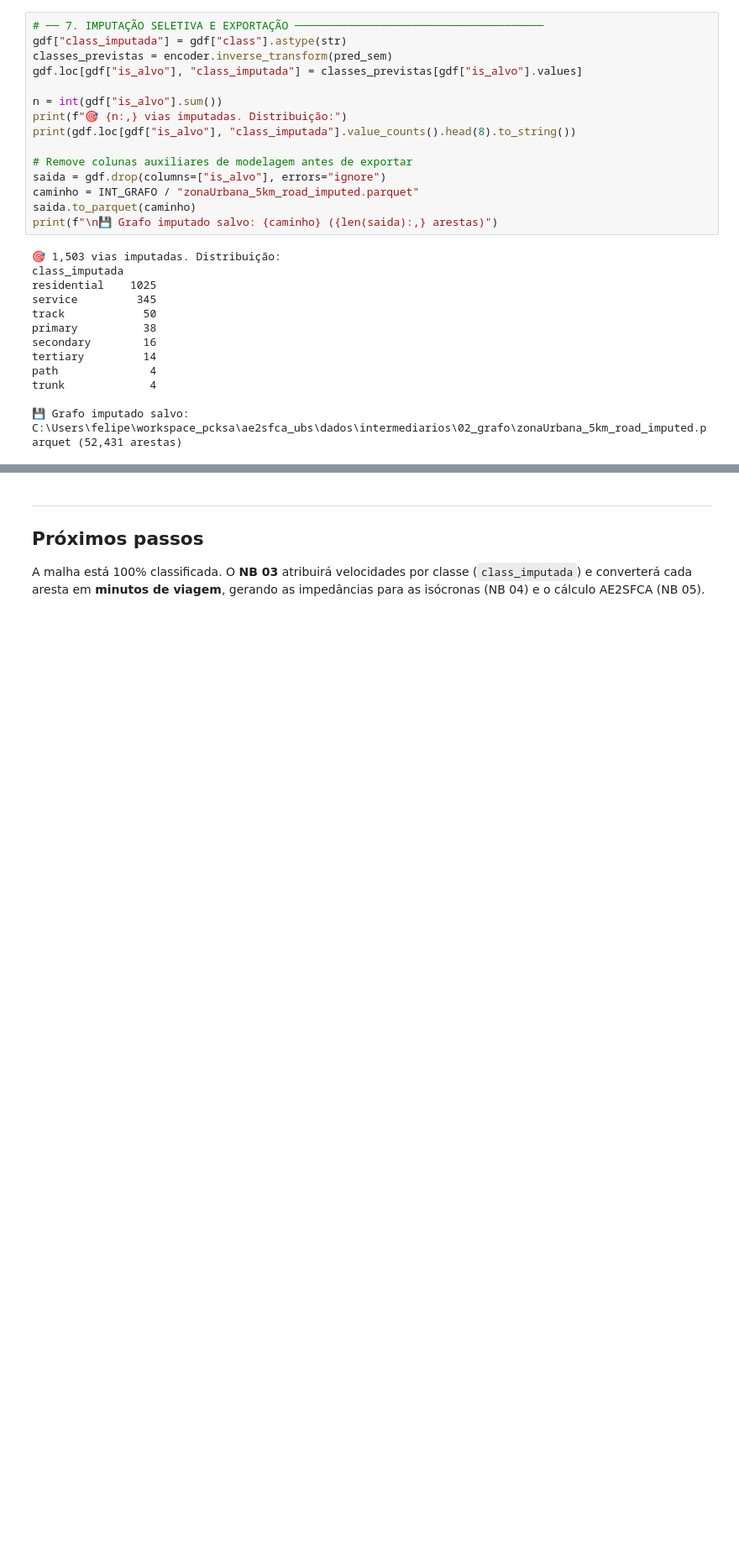
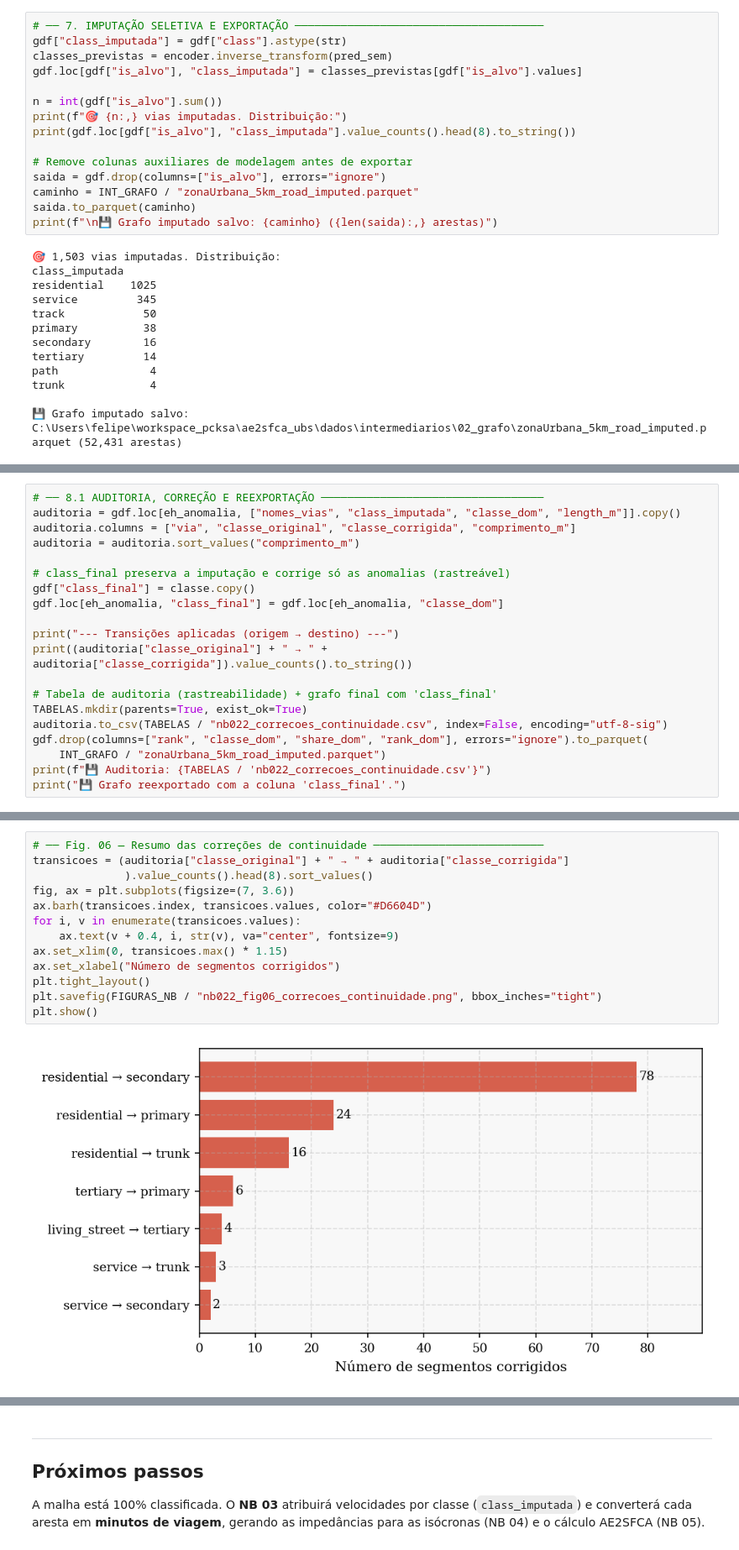
Before and after one commit to felipedantas-pi/ae2sfca-ubs, a Jupyter notebook: notebooks/02.2_Imputacao_GNN_City2Graph.ipynb, the cells around one changed output, grey strips where cells are left out. Shown at 84% size. Saved outputs shown, nothing was run; the diff lists cells and outputs as text; blank space fills up the shorter version.

```diff
--- a/notebooks/02.2_Imputacao_GNN_City2Graph.ipynb
+++ b/notebooks/02.2_Imputacao_GNN_City2Graph.ipynb
@@ -491,0 +546,20 @@ trunk             4
+# %%
+# ── 8.1 AUDITORIA, CORREÇÃO E REEXPORTAÇÃO ──────────────────────────────────
+auditoria = gdf.loc[eh_anomalia, ["nomes_vias", "class_imputada", "classe_dom", "length_m"]].copy()
+auditoria.columns = ["via", "classe_original", "classe_corrigida", "comprimento_m"]
+auditoria = auditoria.sort_values("comprimento_m")
+
+# class_final preserva a imputação e corrige só as anomalias (rastreável)
+gdf["class_final"] = classe.copy()
+gdf.loc[eh_anomalia, "class_final"] = gdf.loc[eh_anomalia, "classe_dom"]
+
+print("--- Transições aplicadas (origem → destino) ---")
+print((auditoria["classe_original"] + " → " + auditoria["classe_corrigida"]).value_counts().to_string())
+
+# Tabela de auditoria (rastreabilidade) + grafo final com 'class_final'
+TABELAS.mkdir(parents=True, exist_ok=True)
+auditoria.to_csv(TABELAS / "nb022_correcoes_continuidade.csv", index=False, encoding="utf-8-sig")
+gdf.drop(columns=["rank", "classe_dom", "share_dom", "rank_dom"], errors="ignore").to_parquet(
+    INT_GRAFO / "zonaUrbana_5km_road_imputed.parquet")
+print(f"💾 Auditoria: {TABELAS / 'nb022_correcoes_continuidade.csv'}")
+print("💾 Grafo reexportado com a coluna 'class_final'.")
@@ -491,0 +577,15 @@ trunk             4
+# %%
+# ── Fig. 06 — Resumo das correções de continuidade ──────────────────────────
+transicoes = (auditoria["classe_original"] + " → " + auditoria["classe_corrigida"]
+              ).value_counts().head(8).sort_values()
+fig, ax = plt.subplots(figsize=(7, 3.6))
+ax.barh(transicoes.index, transicoes.values, color="#D6604D")
+for i, v in enumerate(transicoes.values):
+    ax.text(v + 0.4, i, str(v), va="center", fontsize=9)
+ax.set_xlim(0, transicoes.max() * 1.15)
+ax.set_xlabel("Número de segmentos corrigidos")
+plt.tight_layout()
+plt.savefig(FIGURAS_NB / "nb022_fig06_correcoes_continuidade.png", bbox_inches="tight")
+plt.show()
+# %% [output]
+[figure, added]
```
Also changed, not shown: parts of 4 cells of this notebook, 3 other files.
